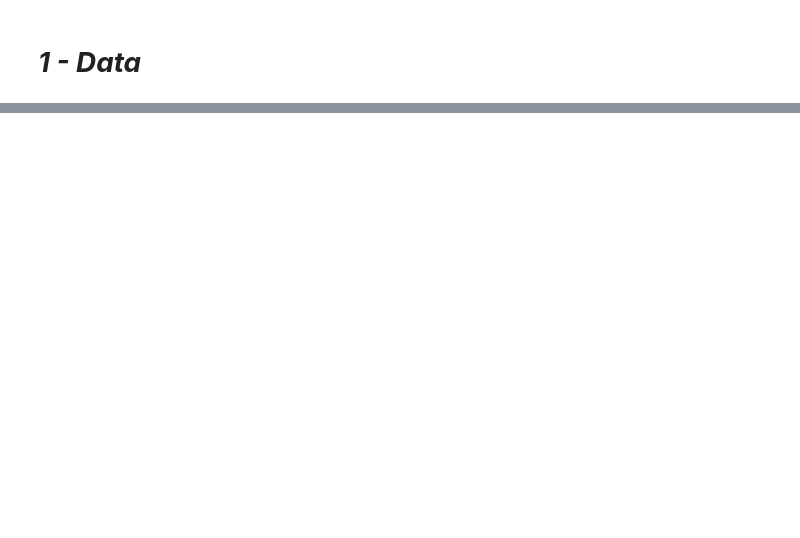
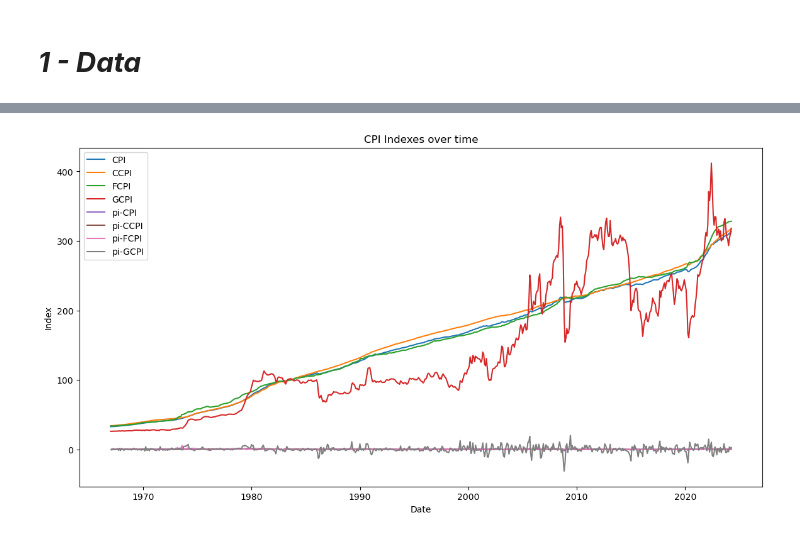
Before and after one commit to paultltc/InflaBERT, a Jupyter notebook: nowcaster.ipynb, the cells around one changed output, grey strips where cells are left out. Drawn from its saved outputs; the diff is of its cells as text; code cells hidden in the pictures; blank space fills up the shorter version.

```diff
--- a/nowcaster.ipynb
+++ b/nowcaster.ipynb
@@ -221,0 +22,4 @@ spf
+# %%
+indices = ["CPI", "CCPI", "FCPI", "GCPI"]
+df = alfred_dataset(indices)
+df.describe().T
@@ -221,0 +33,4 @@ spf
+# %%
+pi_df = 100*df[indices].pct_change()
+df[[f'pi-{i}' for i in indices]] = pi_df
+df
@@ -221,0 +51,18 @@ spf
+# %%
+plt.figure(figsize=(14, 7))
+
+# Plot each column on the same plot
+for col in df.columns:
+    if col != 'date':
+        plt.plot(df['date'], df[col], label=col)
+
+# Add labels, title, and legend
+plt.xlabel('Date')
+plt.ylabel('Index')
+plt.title('CPI Indexes over time')
+plt.legend(loc='best')  # Add a legend to differentiate columns
+
+# Show the plot
+plt.show()
+# %% [output]
+[figure, added]
```
Also changed, not shown: parts of 45 cells of this notebook, 13 other files.
